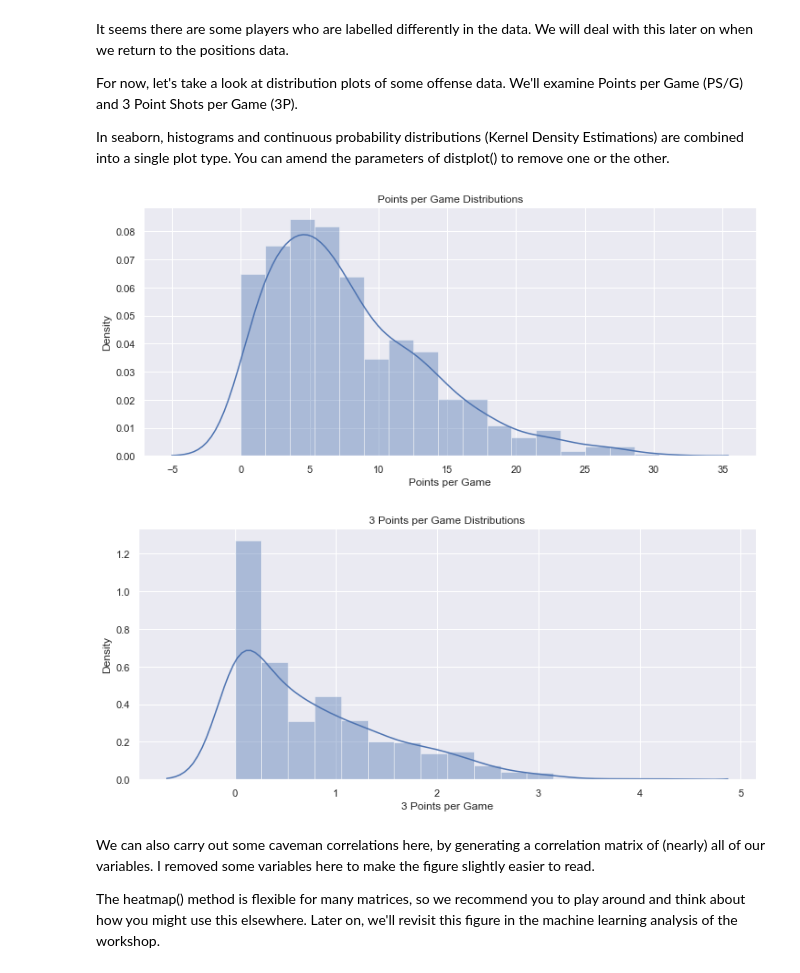
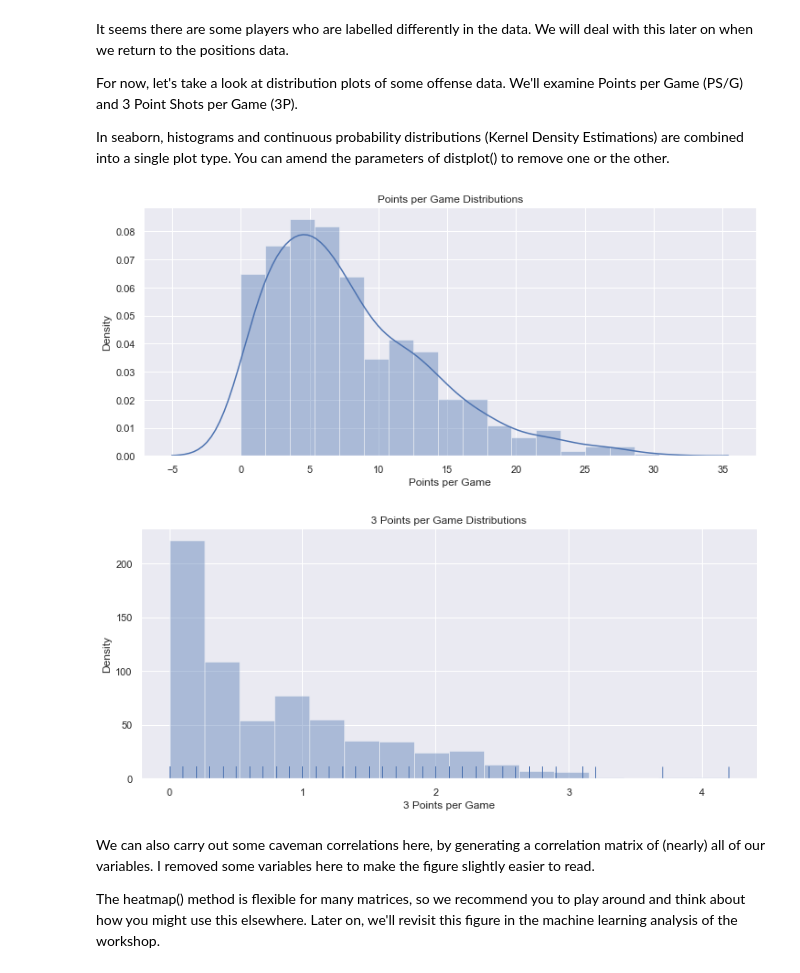
Before and after one commit to vb690/data_viz_python, a Jupyter notebook: iggi_workshop_data_viz_python.ipynb, the cells around one changed output. Cells and saved outputs as stored; diff of their text form; code cells hidden in the pictures.

```diff
--- a/iggi_workshop_data_viz_python.ipynb
+++ b/iggi_workshop_data_viz_python.ipynb
@@ -157,22 +160,24 @@ In seaborn, histograms and continuous probability distributions (Kernel Density
 # %%
 ### sns.set(font_scale=1, style = 'darkgrid', context='notebook')
 
 psg_distplot = sns.distplot(nba_df['PS/G'],
                             label='Points per Game')
 plt.title('Points per Game Distributions')
 plt.xlabel('Points per Game')
 plt.ylabel('Density')
 plt.show()
 
 p3_distplot = sns.distplot(nba_df['3P'],
-                           label='3 Points per Game')
+                           label='3 Points per Game',
+                           kde=False,
+                           rug=True)
 plt.title('3 Points per Game Distributions')
 plt.xlabel('3 Points per Game')
 plt.ylabel('Density')
 plt.show()
 # %% [output]
 [figure]
-[figure, old version]
+[figure, new version]
 # %% [markdown]
 We can also carry out some caveman correlations here, by generating a correlation matrix of (nearly) all of our variables. I removed some variables here to make the figure slightly easier to read.
 
```
Also changed, not shown: parts of 16 cells of this notebook, 1 other file.
